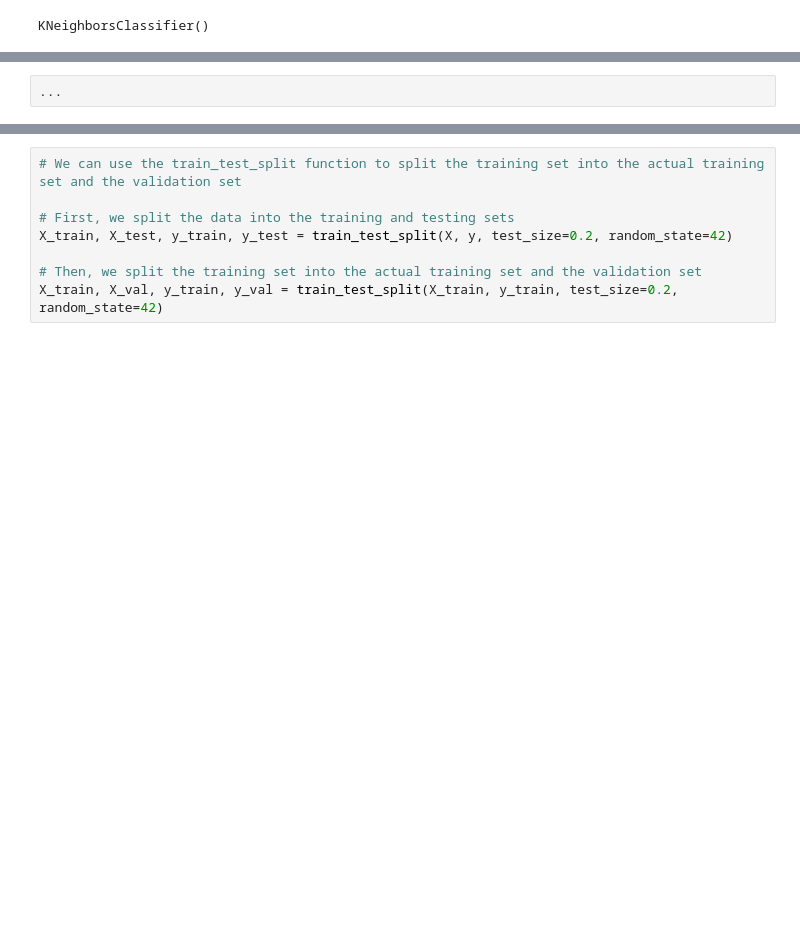
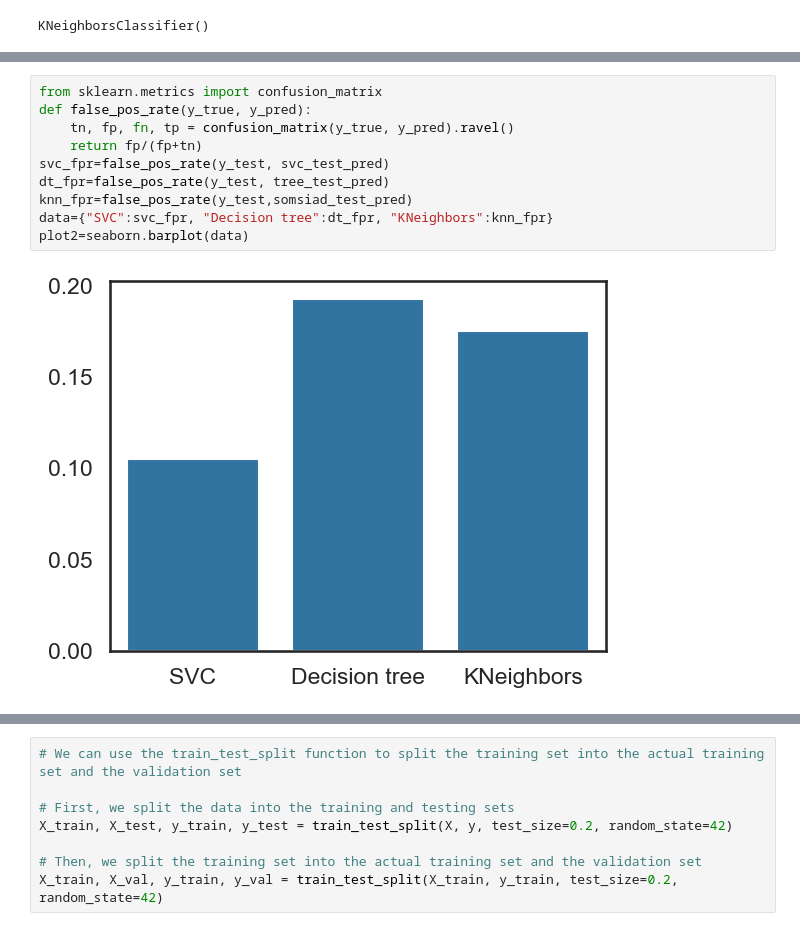
Before and after one commit to MetroCloud/pum-25, a Jupyter notebook: lab3.ipynb, the cells around one changed output, grey strips where cells are left out. Drawn from its saved outputs; the diff is of its cells as text; blank space fills up the shorter version.

```diff
--- a/lab3.ipynb
+++ b/lab3.ipynb
@@ -220,7 +220,17 @@ from sklearn.metrics import confusion_matrix, precision_score, recall_score
 
 Which of the trained models, `SVC`, `DecisionTreeClassifier`, or `KNeighborsClassifier`, is the **least likely to classify a negative sample as positive?** Calculate an appropriate metric to answer this question and prepare a **barplot** visualizing the metric for each of the models.
 # %%
-...
+from sklearn.metrics import confusion_matrix
+def false_pos_rate(y_true, y_pred):
+    tn, fp, fn, tp = confusion_matrix(y_true, y_pred).ravel()
+    return fp/(fp+tn)
+svc_fpr=false_pos_rate(y_test, svc_test_pred)
+dt_fpr=false_pos_rate(y_test, tree_test_pred)
+knn_fpr=false_pos_rate(y_test,somsiad_test_pred)
+data={"SVC":svc_fpr, "Decision tree":dt_fpr, "KNeighbors":knn_fpr}
+plot2=seaborn.barplot(data)
+# %% [output]
+[figure, added]
 # %% [markdown]
 ## Hyperparameter tuning
 
```
Also changed, not shown: parts of 8 cells of this notebook.
